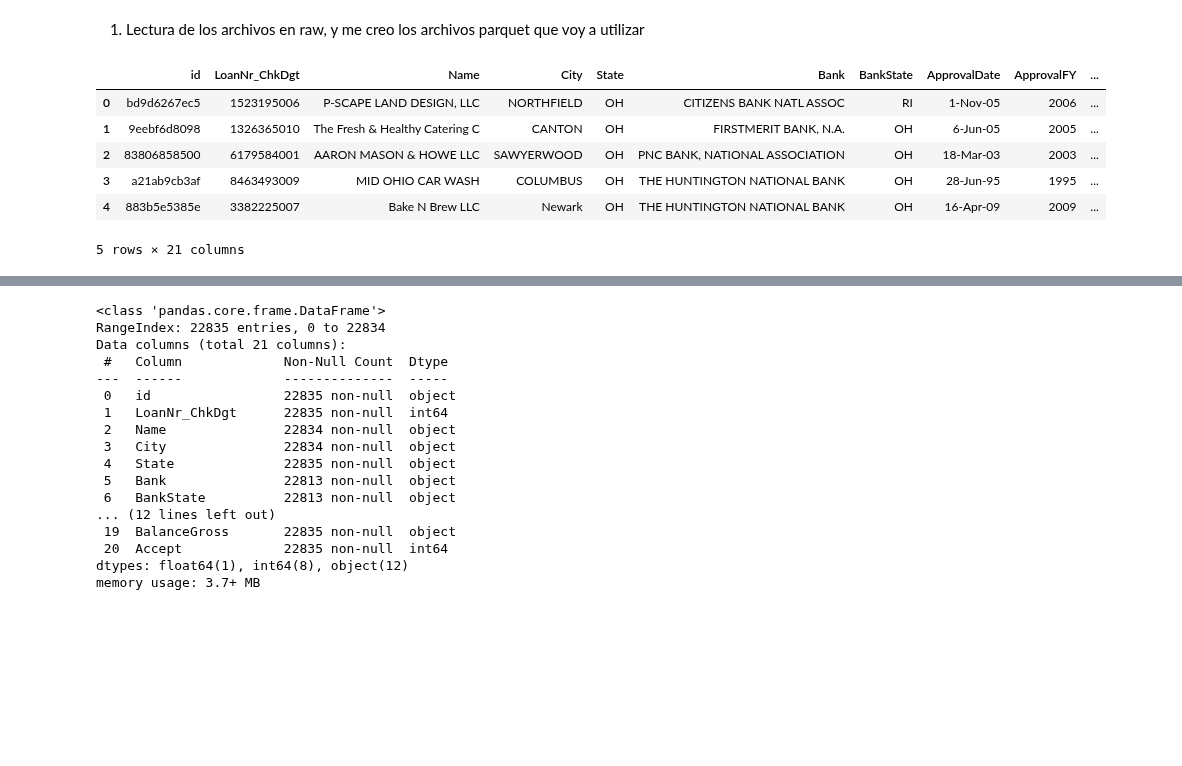
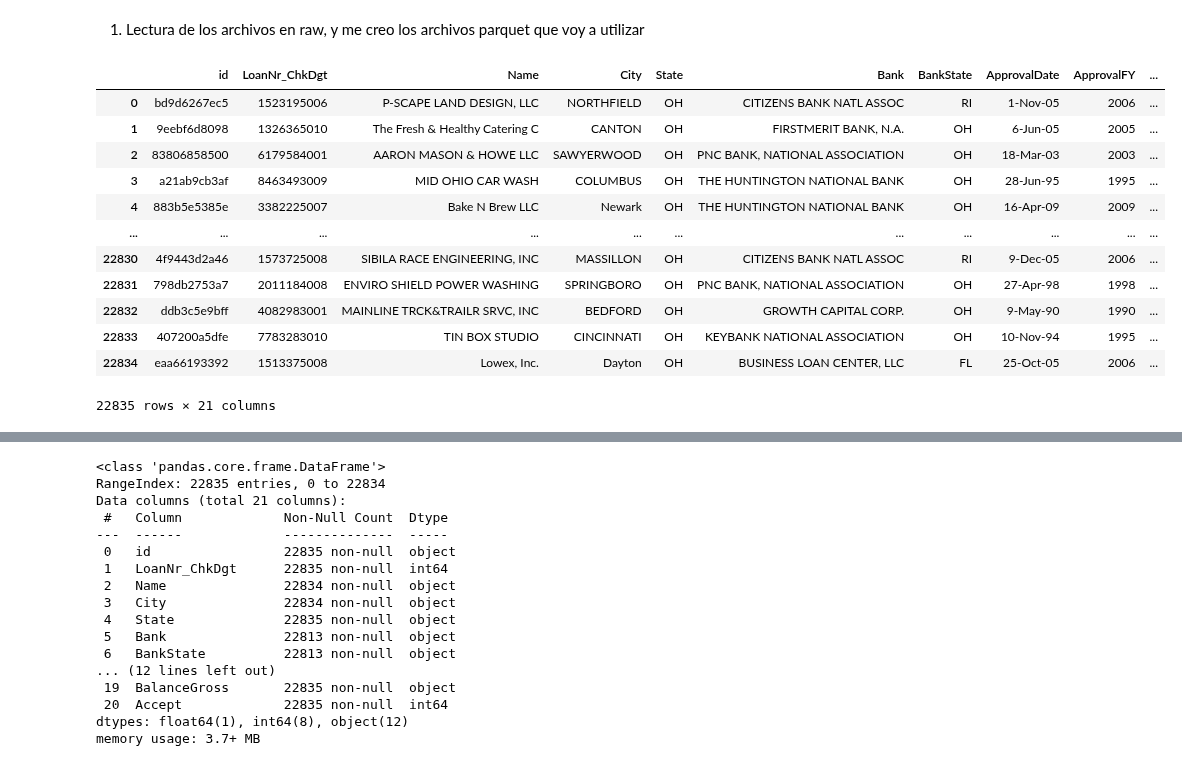
Before and after one commit to ananags/LBBYs, a Jupyter notebook: notebooks/2_preprocesado/2_preprocesado.ipynb, the cells around one changed output, grey strips where cells are left out. Drawn from its saved outputs; the diff is of its cells as text; code cells hidden in the pictures; blank space fills up the shorter version.

```diff
--- a/notebooks/2_preprocesado/2_preprocesado.ipynb
+++ b/notebooks/2_preprocesado/2_preprocesado.ipynb
@@ -13,13 +13,19 @@ df_sample_submission= pd.read_csv('../../data/raw/sample_submission.csv')
 
 # df_train = df_test_nolabel
 #df_train = pd.read_parquet('../data/agregado_diario_2019-2021.parquet')
-# %%
-df_train.head()
-# %% [output]
-|  | id | LoanNr_ChkDgt | Name | City | State | Bank | BankState | ApprovalDate | ApprovalFY | ... |
-| 0 | bd9d6267ec5 | 1523195006 | P-SCAPE LAND DESIGN, LLC | NORTHFIELD | OH | CITIZENS BANK NATL ASSOC | RI | 1-Nov-05 | 2006 | ... |
-| 1 | 9eebf6d8098 | 1326365010 | The Fresh & Healthy Catering C | CANTON | OH | FIRSTMERIT BANK, N.A. | OH | 6-Jun-05 | 2005 | ... |
-| 2 | 83806858500 | 6179584001 | AARON MASON & HOWE LLC | SAWYERWOOD | OH | PNC BANK, NATIONAL ASSOCIATION | OH | 18-Mar-03 | 2003 | ... |
-| 3 | a21ab9cb3af | 8463493009 | MID OHIO CAR WASH | COLUMBUS | OH | THE HUNTINGTON NATIONAL BANK | OH | 28-Jun-95 | 1995 | ... |
-| 4 | 883b5e5385e | 3382225007 | Bake N Brew LLC | Newark | OH | THE HUNTINGTON NATIONAL BANK | OH | 16-Apr-09 | 2009 | ... |
-5 rows × 21 columns
+# %%
+df
+# %% [output]
+|  | id | LoanNr_ChkDgt | Name | City | State | Bank | BankState | ApprovalDate | ApprovalFY | ... |
+| 0 | bd9d6267ec5 | 1523195006 | P-SCAPE LAND DESIGN, LLC | NORTHFIELD | OH | CITIZENS BANK NATL ASSOC | RI | 1-Nov-05 | 2006 | ... |
+| 1 | 9eebf6d8098 | 1326365010 | The Fresh & Healthy Catering C | CANTON | OH | FIRSTMERIT BANK, N.A. | OH | 6-Jun-05 | 2005 | ... |
+| 2 | 83806858500 | 6179584001 | AARON MASON & HOWE LLC | SAWYERWOOD | OH | PNC BANK, NATIONAL ASSOCIATION | OH | 18-Mar-03 | 2003 | ... |
+| 3 | a21ab9cb3af | 8463493009 | MID OHIO CAR WASH | COLUMBUS | OH | THE HUNTINGTON NATIONAL BANK | OH | 28-Jun-95 | 1995 | ... |
+| 4 | 883b5e5385e | 3382225007 | Bake N Brew LLC | Newark | OH | THE HUNTINGTON NATIONAL BANK | OH | 16-Apr-09 | 2009 | ... |
+| ... | ... | ... | ... | ... | ... | ... | ... | ... | ... | ... |
+| 22830 | 4f9443d2a46 | 1573725008 | SIBILA RACE ENGINEERING, INC | MASSILLON | OH | CITIZENS BANK NATL ASSOC | RI | 9-Dec-05 | 2006 | ... |
+| 22831 | 798db2753a7 | 2011184008 | ENVIRO SHIELD POWER WASHING | SPRINGBORO | OH | PNC BANK, NATIONAL ASSOCIATION | OH | 27-Apr-98 | 1998 | ... |
+| 22832 | ddb3c5e9bff | 4082983001 | MAINLINE TRCK&TRAILR SRVC, INC | BEDFORD | OH | GROWTH CAPITAL CORP. | OH | 9-May-90 | 1990 | ... |
+| 22833 | 407200a5dfe | 7783283010 | TIN BOX STUDIO | CINCINNATI | OH | KEYBANK NATIONAL ASSOCIATION | OH | 10-Nov-94 | 1995 | ... |
+| 22834 | eaa66193392 | 1513375008 | Lowex, Inc. | Dayton | OH | BUSINESS LOAN CENTER, LLC | FL | 25-Oct-05 | 2006 | ... |
+22835 rows × 21 columns
```
Also changed, not shown: parts of 19 cells of this notebook, 13 other files.
